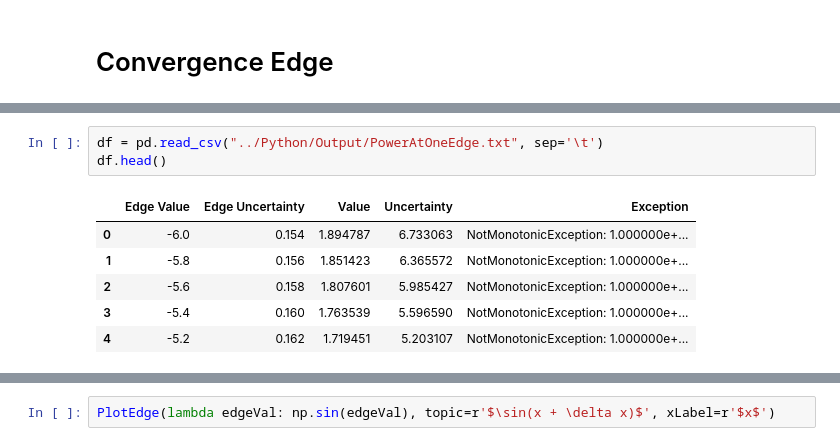
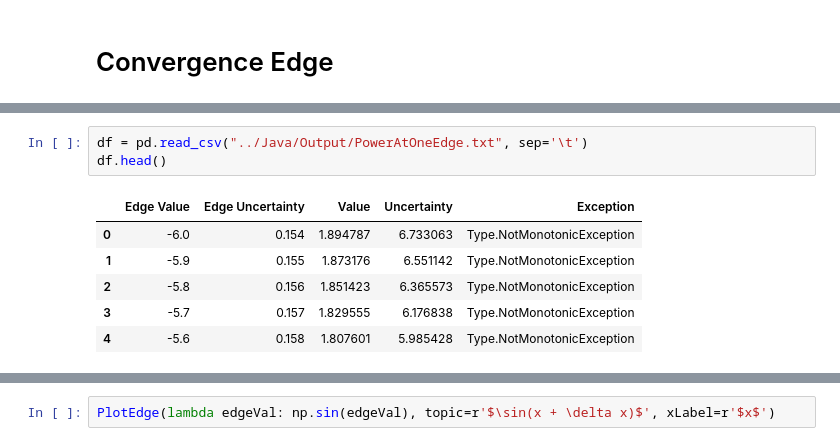
Before and after one commit to Chengpu0707/VarianceArithmetic, a Jupyter notebook: IPyNb/ConvergeEdge.ipynb, the cells around one changed output, grey strips where cells are left out. Drawn from its saved outputs; the diff is of its cells as text.

Commit message:
Add Java and pdf 2

```diff
--- a/IPyNb/ConvergeEdge.ipynb
+++ b/IPyNb/ConvergeEdge.ipynb
@@ -63,13 +79,13 @@ def PlotEdge(valueFunc, topic, xLabel, leftLegned=(1.1,1), rightLegend=(1.1,0.2)
 # %%
-df = pd.read_csv("../Python/Output/PowerAtOneEdge.txt", sep='\t')
+df = pd.read_csv("../Java/Output/PowerAtOneEdge.txt", sep='\t')
 df.head()
 # %% [output]
 |  | Edge Value | Edge Uncertainty | Value | Uncertainty | Exception |
-| 0 | -6.0 | 0.154 | 1.894787 | 6.733063 | NotMonotonicException: 1.000000e+... |
-| 1 | -5.8 | 0.156 | 1.851423 | 6.365572 | NotMonotonicException: 1.000000e+... |
-| 2 | -5.6 | 0.158 | 1.807601 | 5.985427 | NotMonotonicException: 1.000000e+... |
-| 3 | -5.4 | 0.160 | 1.763539 | 5.596590 | NotMonotonicException: 1.000000e+... |
-| 4 | -5.2 | 0.162 | 1.719451 | 5.203107 | NotMonotonicException: 1.000000e+... |
+| 0 | -6.0 | 0.154 | 1.894787 | 6.733063 | Type.NotMonotonicException |
+| 1 | -5.9 | 0.155 | 1.873176 | 6.551142 | Type.NotMonotonicException |
+| 2 | -5.8 | 0.156 | 1.851423 | 6.365573 | Type.NotMonotonicException |
+| 3 | -5.7 | 0.157 | 1.829555 | 6.176838 | Type.NotMonotonicException |
+| 4 | -5.6 | 0.158 | 1.807601 | 5.985428 | Type.NotMonotonicException |
 # %%
 PlotEdge(lambda edgeVal: 1, topic=r'$(1 + \delta x)^c$', xLabel=r'Exponent $c$')
 # %% [output]
```
Also changed, not shown: parts of 16 cells of this notebook, 32 other files.
